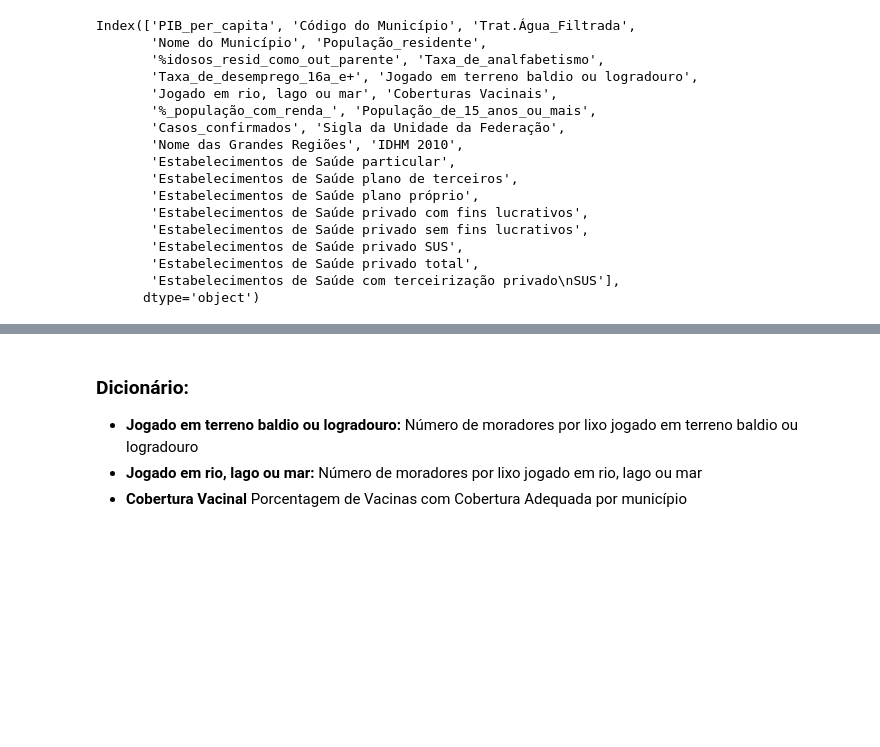
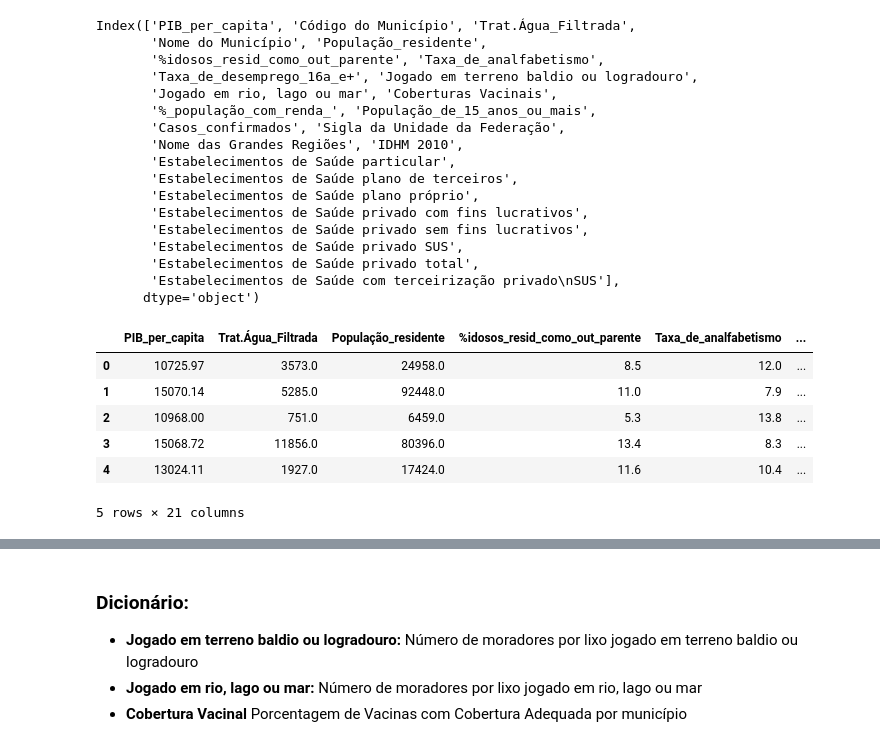
Before and after one commit to carneirogabrielly/Projeto-Microdados, a Jupyter notebook: 21_11_AAAAlison.ipynb, the cells around one changed output, grey strips where cells are left out. Saved outputs shown, nothing was run; the diff lists cells and outputs as text; code cells hidden in the pictures; blank space fills up the shorter version.

```diff
--- a/21_11_AAAAlison.ipynb
+++ b/21_11_AAAAlison.ipynb
@@ -163,4 +201,13 @@ def exclui_valor_hifen(planilha):
 # %%
 quant = ['PIB_per_capita', 'Trat.Água_Filtrada', 'População_residente', '%idosos_resid_como_out_parente', 'Taxa_de_analfabetismo','Taxa_de_desemprego_16a_e+', 'Jogado em terreno baldio ou logradouro', 'Jogado em rio, lago ou mar', 'Coberturas Vacinais', '%_população_com_renda_', 'População_de_15_anos_ou_mais', 'IDHM 2010', 'Estabelecimentos de Saúde particular','Estabelecimentos de Saúde plano de terceiros','Estabelecimentos de Saúde plano próprio', 'Estabelecimentos de Saúde privado com fins lucrativos','Estabelecimentos de Saúde privado sem fins lucrativos', 'Estabelecimentos de Saúde privado SUS', 'Estabelecimentos de Saúde privado total', 'Estabelecimentos de Saúde com terceirização privado\nSUS', 'Casos_confirmados']
 var_quantitativas = df2[quant]
 var_quantitativas = exclui_valor_hifen(var_quantitativas)
+var_quantitativas.head()
+# %% [output]
+|  | PIB_per_capita | Trat.Água_Filtrada | População_residente | %idosos_resid_como_out_parente | Taxa_de_analfabetismo | ... |
+| 0 | 10725.97 | 3573.0 | 24958.0 | 8.5 | 12.0 | ... |
+| 1 | 15070.14 | 5285.0 | 92448.0 | 11.0 | 7.9 | ... |
+| 2 | 10968.00 | 751.0 | 6459.0 | 5.3 | 13.8 | ... |
+| 3 | 15068.72 | 11856.0 | 80396.0 | 13.4 | 8.3 | ... |
+| 4 | 13024.11 | 1927.0 | 17424.0 | 11.6 | 10.4 | ... |
+5 rows × 21 columns
```
Also changed, not shown: parts of 7 cells of this notebook, 2 other files.
